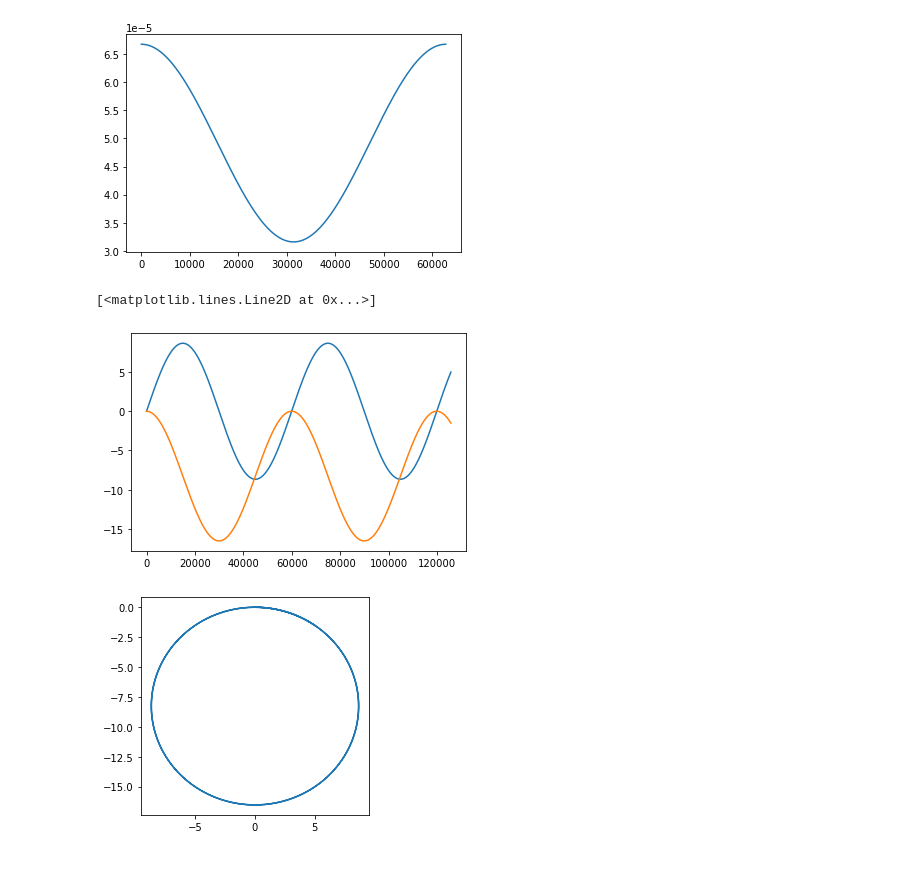
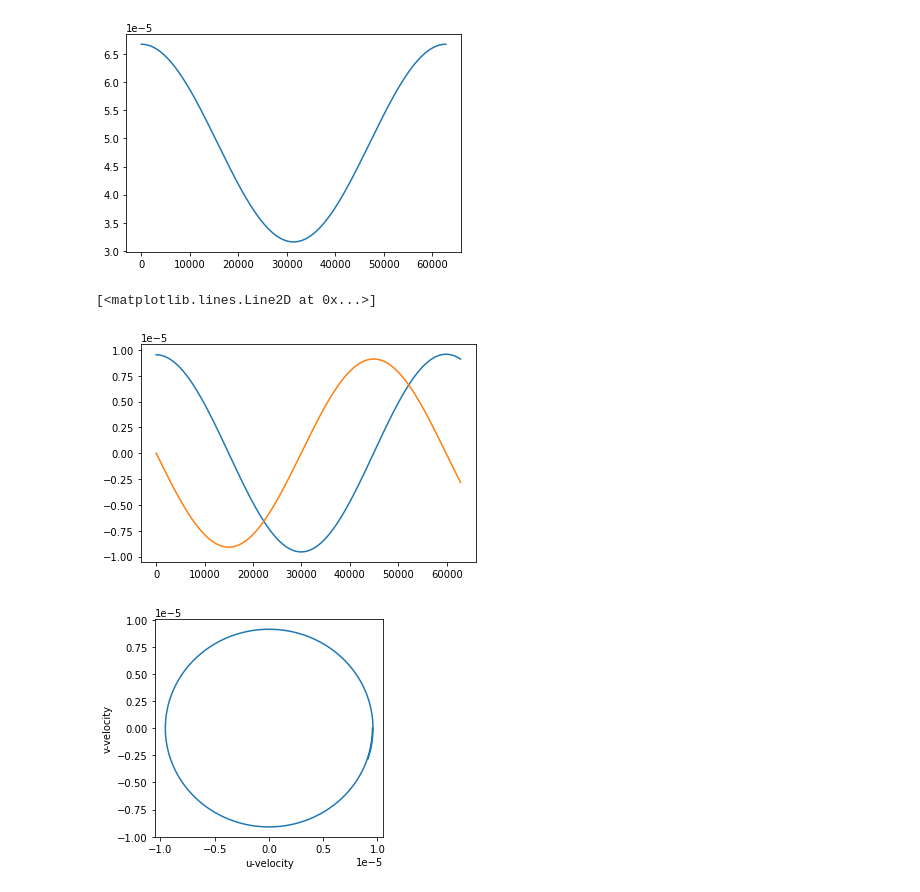
Before and after one commit to loganpknudsen/BottomBoundaryLayer, a Jupyter notebook: Modified_Oscillation_Check.ipynb, the cells around one changed output. Cells and saved outputs as stored; diff of their text form; code cells hidden in the pictures.

```diff
--- a/Modified_Oscillation_Check.ipynb
+++ b/Modified_Oscillation_Check.ipynb
@@ -61,21 +61,24 @@ c=10**(-7) #parameter 3 5.7 is reset value N^2
 fstar = (a**2+b**2*c)**(0.5)
 s = (b**2*c)/a**2
 gamma = (1+s)**(-1)
-u0 = 0
-v0 = (gamma*c*b)/a*0.1
-b0 = (v0*b)/a
+fstar = (a**2+b**2*c)**(0.5)
+u0 = fstar*(gamma*c*b)/(a**2)*0.1
+v0 = 0#(gamma*c*b)/a*0.1
+b0 = 0 #(v0*b)/a
 y0=[u0,v0,b0] #initial conditions
 N=10000
-t = np.linspace(0, 2*2*np.pi/a, N) #time
+t = np.linspace(0, 2*np.pi/a, N) #time
 sol = scipy.integrate.odeint(tilted_oscillations_non_shear, y0, t, args=(a,b,c)) #numerical solution
 # %%
 plt.plot(t,sol[:,0])
 plt.plot(t,sol[:,1])
 # %% [output]
 [<matplotlib.lines.Line2D at 0x...>]
-[figure, old version]
+[figure, new version]
 # %%
 plt.plot(sol[:,0],sol[:,1])
+plt.xlabel("u-velocity")
+plt.ylabel("v-velocity")
 plt.gca().set_aspect('equal')
 # %% [output]
-[figure, old version]
+[figure, new version]
```
Also changed, not shown: parts of 2 cells of this notebook, 4 other files.
